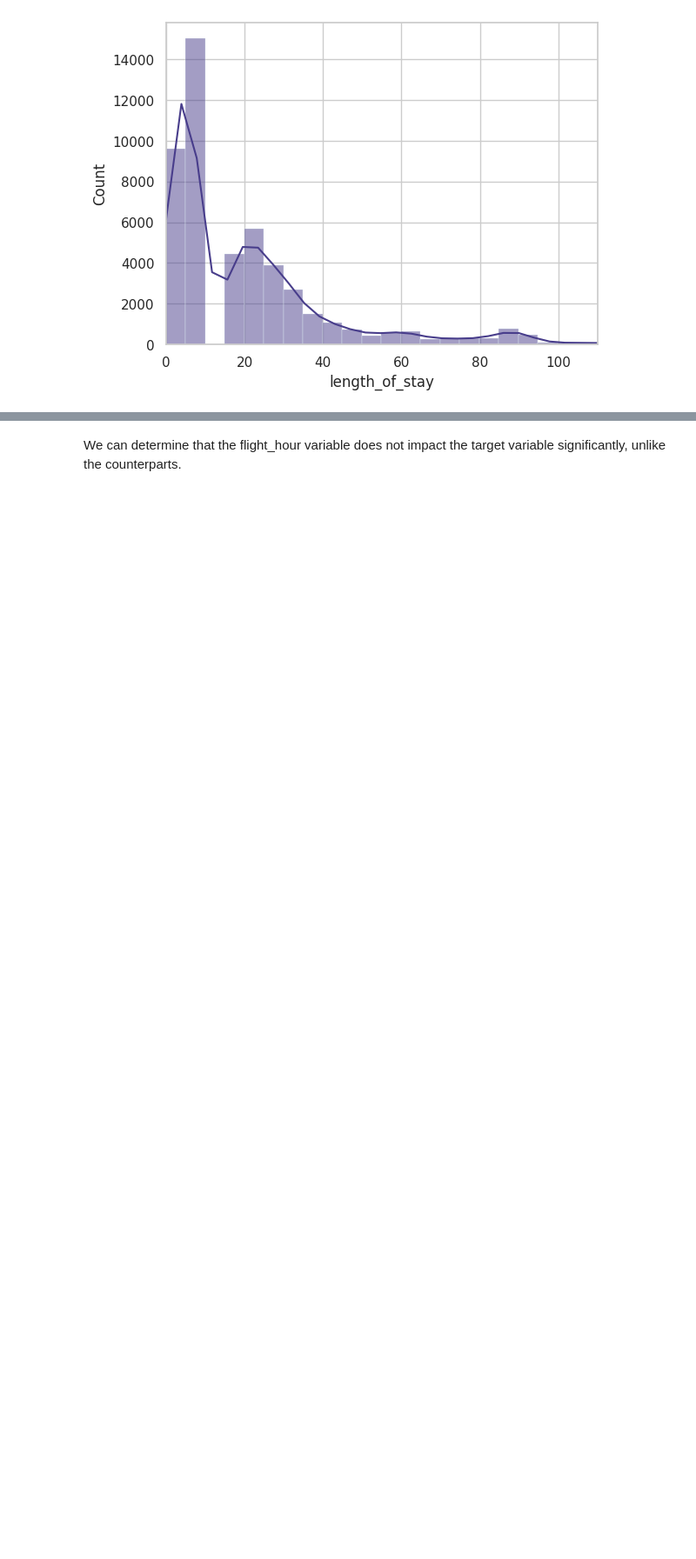
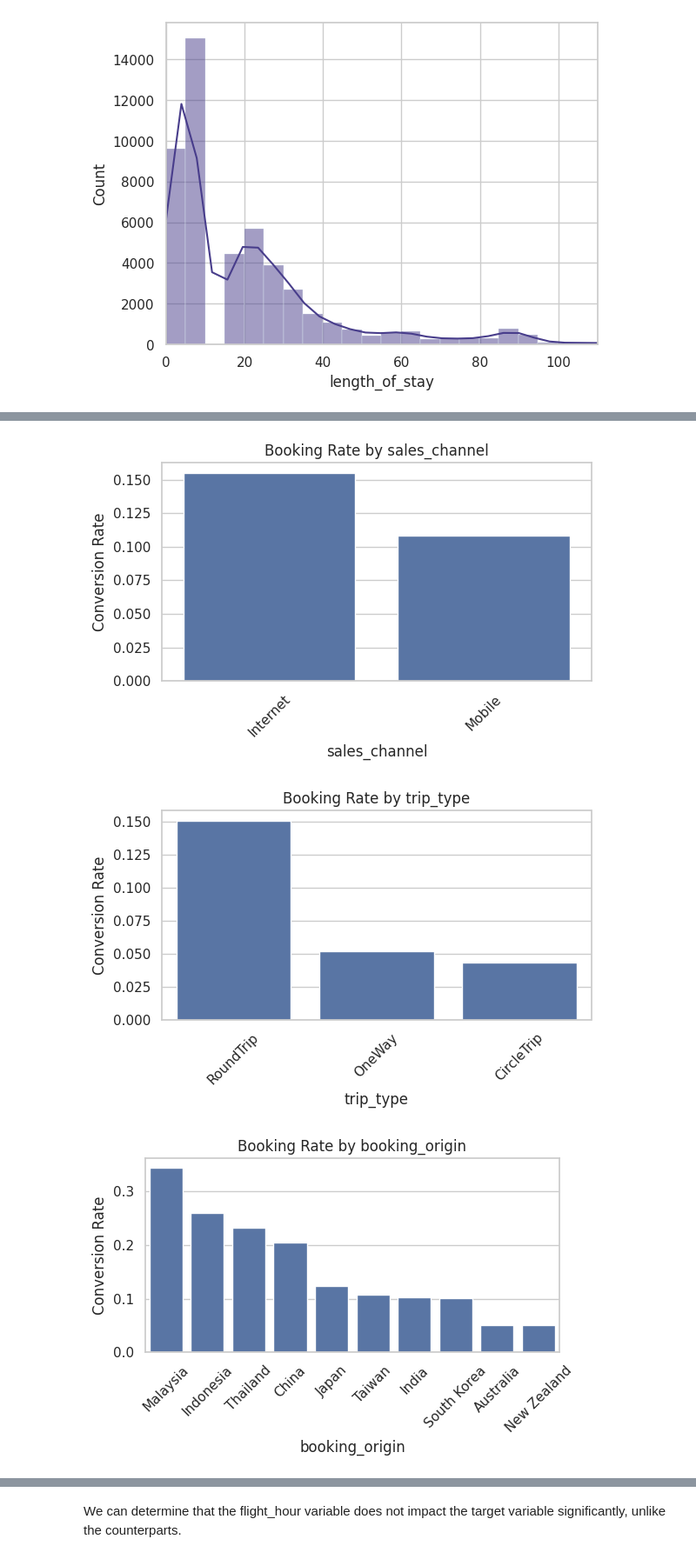
Before and after one commit to JzesatiD/british_airlines_dataproj, a Jupyter notebook: BA_ML.ipynb, the cells around one changed output, grey strips where cells are left out. Shown: that part at 87% size. Drawn from its saved outputs; the diff is of its cells as text; code cells hidden in the pictures; blank space fills up the shorter version.

```diff
--- a/BA_ML.ipynb
+++ b/BA_ML.ipynb
@@ -230,0 +303,27 @@ plt.show()
+# %%
+categorical_cols = ['sales_channel', 'trip_type', 'booking_origin']
+# 'route' can be handled separately
+
+for col in categorical_cols:
+    # Limit high-cardinality features like booking_origin to top 10
+    if df[col].nunique() > 10:
+        top_vals = df[col].value_counts().nlargest(10).index
+        df_subset = df[df[col].isin(top_vals)]
+    else:
+        df_subset = df.copy()
+
+    # Compute booking rate per category
+    rate = df_subset.groupby(col)['booking_complete'].mean().sort_values(ascending=False).reset_index()
+
+    # Plot
+    plt.figure(figsize=(6, 4))
+    sns.barplot(x=col, y='booking_complete', data=rate)
+    plt.title(f'Booking Rate by {col}')
+    plt.ylabel('Conversion Rate')
+    plt.xticks(rotation=45)
+    plt.tight_layout()
+    plt.show()
+# %% [output]
+[figure, added]
+[figure, added]
+[figure, added]
```
Also changed, not shown: parts of 7 cells of this notebook.
